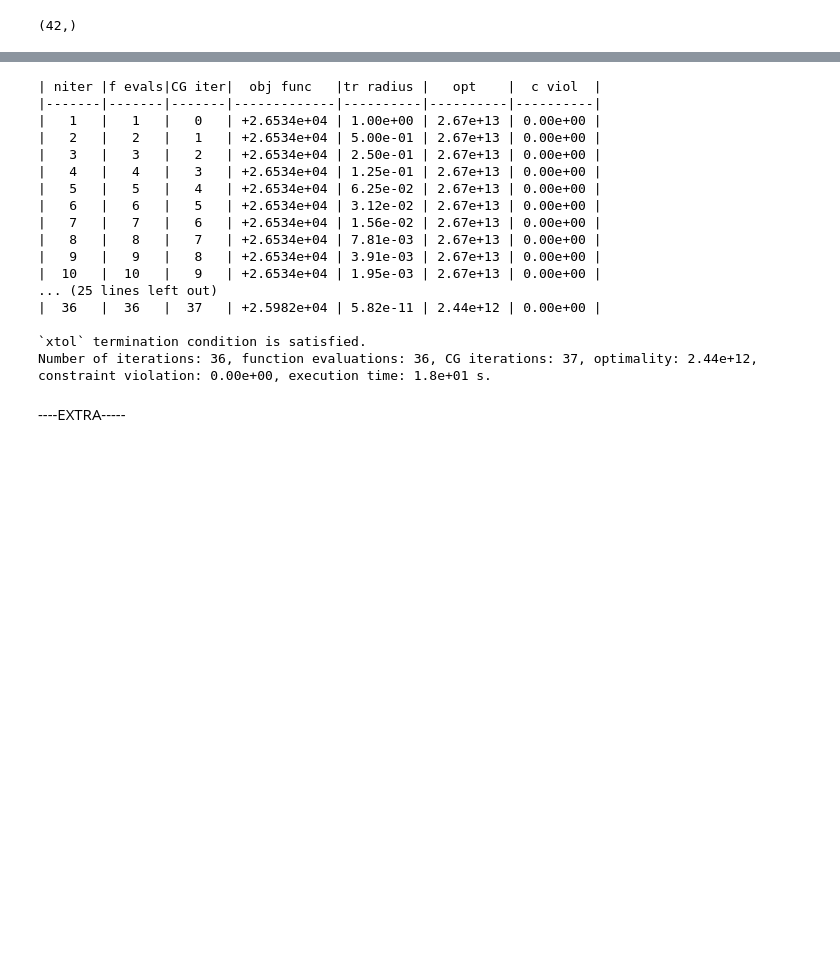
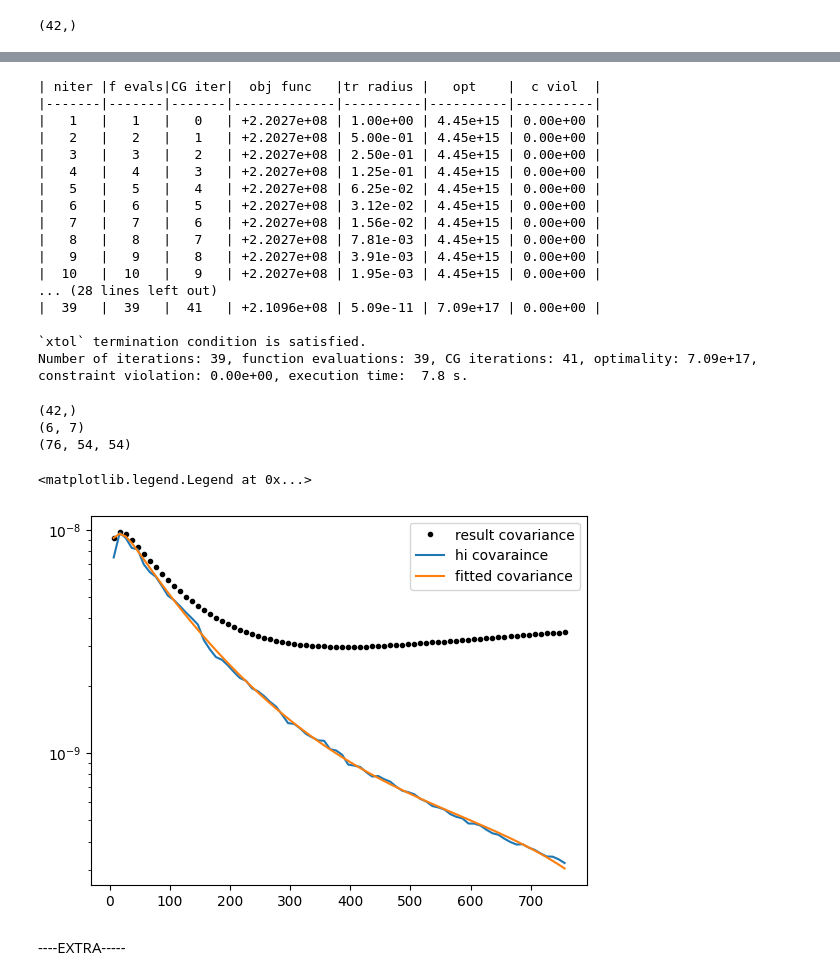
Before and after one commit to urwa99/MASS_Thesis, a Jupyter notebook: HI/SMICA_HI2.ipynb, the cells around one changed output, grey strips where cells are left out. Saved outputs shown, nothing was run; the diff lists cells and outputs as text; code cells hidden in the pictures; blank space fills up the shorter version.

Commit message:
updated jacobian

```diff
--- a/HI/SMICA_HI2.ipynb
+++ b/HI/SMICA_HI2.ipynb
@@ -369,6 +369,6 @@ def smica_cost(a_k, logl, trapezoid, R_data, R_fg, R_noise,poly):
         # Compute cost terms
         logdet_term = np.linalg.slogdet(R_data_b @ R_model_inv_b)[1]
         tr_term = np.trace(R_data_b @ R_model_inv_b)
-        phi +=  (tr_term - logdet_term - nf) #n_b[b] * ((2*leff[b]+1)*10)*
+        phi +=((2*leff[b]+1)*10)*  (tr_term - logdet_term - nf) #n_b[b] * ((2*leff[b]+1)*10)*
     return phi
 # %%
@@ -558,27 +573,61 @@ res = optimize.minimize(
     args=(log_l, Psi, chat_binned, fgds_binned, noise_binned, P),
     method='trust-constr',
     # constraints=constraint,
-    jac=auto_grad,
+    jac=jacobian,
     options={'disp': True, 'maxiter':3000, 'gtol':1e-3, 'xtol':1e-10,'barrier_tol': 1e-6, 'verbose': 2} #
 )
 # %% [output]
 | niter |f evals|CG iter|  obj func   |tr radius |   opt    |  c viol  |
 |-------|-------|-------|-------------|----------|----------|----------|
-|   1   |   1   |   0   | +2.6534e+04 | 1.00e+00 | 2.67e+13 | 0.00e+00 |
-|   2   |   2   |   1   | +2.6534e+04 | 5.00e-01 | 2.67e+13 | 0.00e+00 |
-|   3   |   3   |   2   | +2.6534e+04 | 2.50e-01 | 2.67e+13 | 0.00e+00 |
-|   4   |   4   |   3   | +2.6534e+04 | 1.25e-01 | 2.67e+13 | 0.00e+00 |
-|   5   |   5   |   4   | +2.6534e+04 | 6.25e-02 | 2.67e+13 | 0.00e+00 |
-|   6   |   6   |   5   | +2.6534e+04 | 3.12e-02 | 2.67e+13 | 0.00e+00 |
-|   7   |   7   |   6   | +2.6534e+04 | 1.56e-02 | 2.67e+13 | 0.00e+00 |
-|   8   |   8   |   7   | +2.6534e+04 | 7.81e-03 | 2.67e+13 | 0.00e+00 |
-|   9   |   9   |   8   | +2.6534e+04 | 3.91e-03 | 2.67e+13 | 0.00e+00 |
-|  10   |  10   |   9   | +2.6534e+04 | 1.95e-03 | 2.67e+13 | 0.00e+00 |
-... (25 lines left out)
-|  36   |  36   |  37   | +2.5982e+04 | 5.82e-11 | 2.44e+12 | 0.00e+00 |
+|   1   |   1   |   0   | +2.2027e+08 | 1.00e+00 | 4.45e+15 | 0.00e+00 |
+|   2   |   2   |   1   | +2.2027e+08 | 5.00e-01 | 4.45e+15 | 0.00e+00 |
+|   3   |   3   |   2   | +2.2027e+08 | 2.50e-01 | 4.45e+15 | 0.00e+00 |
+|   4   |   4   |   3   | +2.2027e+08 | 1.25e-01 | 4.45e+15 | 0.00e+00 |
+|   5   |   5   |   4   | +2.2027e+08 | 6.25e-02 | 4.45e+15 | 0.00e+00 |
+|   6   |   6   |   5   | +2.2027e+08 | 3.12e-02 | 4.45e+15 | 0.00e+00 |
+|   7   |   7   |   6   | +2.2027e+08 | 1.56e-02 | 4.45e+15 | 0.00e+00 |
+|   8   |   8   |   7   | +2.2027e+08 | 7.81e-03 | 4.45e+15 | 0.00e+00 |
+|   9   |   9   |   8   | +2.2027e+08 | 3.91e-03 | 4.45e+15 | 0.00e+00 |
+|  10   |  10   |   9   | +2.2027e+08 | 1.95e-03 | 4.45e+15 | 0.00e+00 |
+... (28 lines left out)
+|  39   |  39   |  41   | +2.1096e+08 | 5.09e-11 | 7.09e+17 | 0.00e+00 |
 
 `xtol` termination condition is satisfied.
-Number of iterations: 36, function evaluations: 36, CG iterations: 37, optimality: 2.44e+12, constraint violation: 0.00e+00, execution time: 1.8e+01 s.
+Number of iterations: 39, function evaluations: 39, CG iterations: 41, optimality: 7.09e+17, constraint violation: 0.00e+00, execution time:  7.8 s.
+# %%
+result=res.x
+print(result.shape)
+a_matrix = result.reshape((P + 1, bins ))  # shape (P+1, Q+1)
+print(a_matrix.shape)
+
+
+C_result_diag=np.zeros((nell, nf))
+
+for p in range(P + 1):
+    for q in range(Q + 1):
+        C_result_diag +=a_matrix[p, q] * np.outer(log_l**p, Psi[q])
+
+C_result = np.zeros((nell, nf, nf))
+for i in range(nell):
+    np.fill_diagonal(C_result[i], C_result_diag[i])
+
+print(C_result.shape)
+f=19
+plt.plot(leff,C_result[:,f,f],'k.', label="result covariance")
+# plt.plot(leff,chat_binned[:,f,f], label="empirical covariance")
+# plt.plot(leff,C_model[:,f,f], label="model covaraince")
+plt.plot(leff, hi_d[:,f,f], label="hi covaraince")
+plt.plot(leff,C_fit[:,f,f], label="fitted covariance")
+# plt.plot(leff,noise_binned[:,f,f], label="noise covariance")
+# plt.plot(leff, fgds_binned[:,f,f], label="synch+ff cl")
+plt.yscale('log')
+plt.legend()
+# %% [output]
+(42,)
+(6, 7)
+(76, 54, 54)
+<matplotlib.legend.Legend at 0x...>
+[figure, added]
 # %% [markdown]
 ----EXTRA-----
 # %%
```
Also changed, not shown: parts of 19 cells of this notebook.
